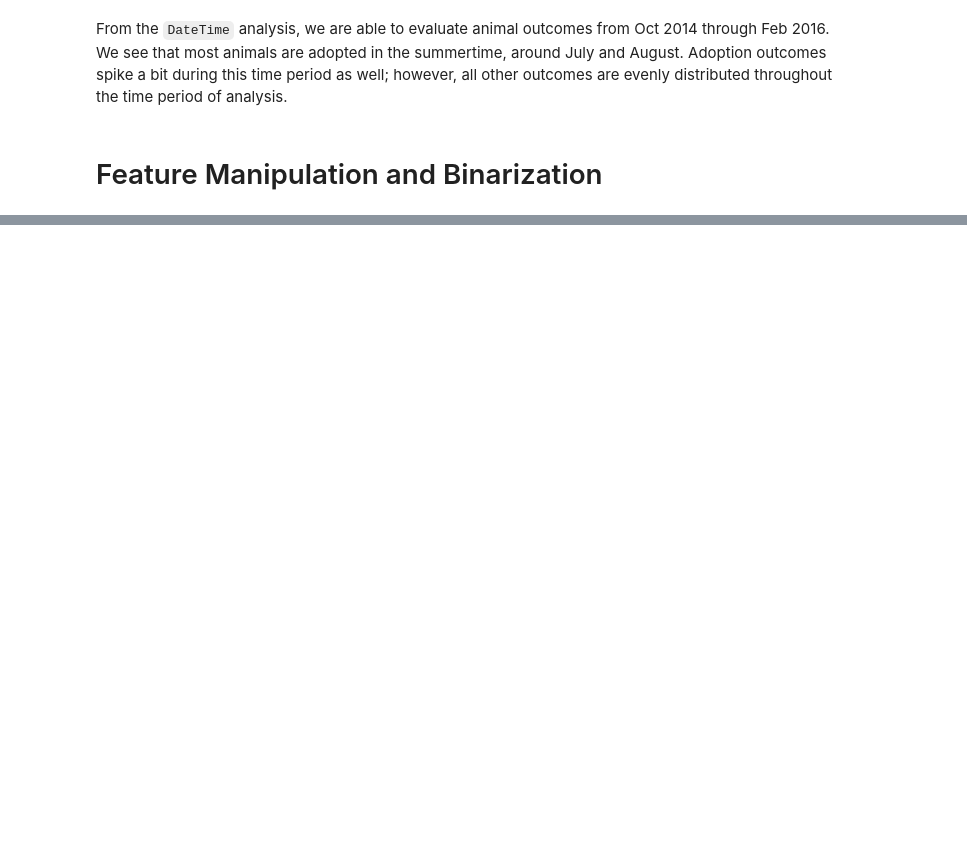
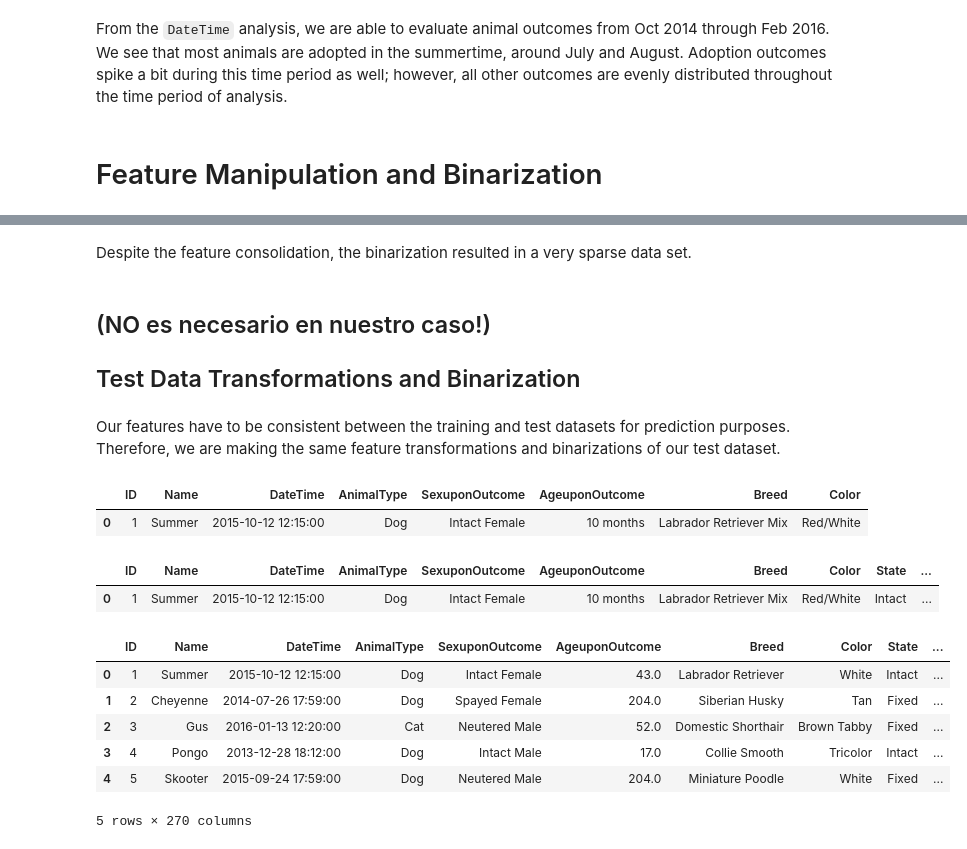
Before and after one commit to BZaldua/animal-shelter-AI, a Jupyter notebook: model_evaluation/Shelter_Animal_Prediction_Models.ipynb, the cells around one changed output, grey strips where cells are left out. Saved outputs shown, nothing was run; the diff lists cells and outputs as text; code cells hidden in the pictures; blank space fills up the shorter version.

```diff
--- a/model_test/Shelter_Animal_Prediction_Models.ipynb
+++ b/model_evaluation/Shelter_Animal_Prediction_Models.ipynb
@@ -341,0 +498,2 @@ From the `DateTime` analysis, we are able to evaluate animal outcomes from Oct 2
+# %% [markdown]
+Despite the feature consolidation, the binarization resulted in a very sparse data set.
@@ -341,0 +503,23 @@ From the `DateTime` analysis, we are able to evaluate animal outcomes from Oct 2
+# %% [markdown]
+## (NO es necesario en nuestro caso!)
+
+## Test Data Transformations and Binarization
+# %% [markdown]
+Our features have to be consistent between the training and test datasets for prediction purposes. Therefore, we are making the same feature transformations and binarizations of our test dataset.
+# %%
+test_df_binarize = test_df.copy()
+test_df_binarize.head(1)
+# %% [output]
+|  | ID | Name | DateTime | AnimalType | SexuponOutcome | AgeuponOutcome | Breed | Color |
+| 0 | 1 | Summer | 2015-10-12 12:15:00 | Dog | Intact Female | 10 months | Labrador Retriever Mix | Red/White |
+# %%
+# Split SexuponOutcome into variables, so that both will only have two options as we did for the training dataset.
+test_df_binarize['State'], test_df_binarize['Gender'] = test_df_binarize['SexuponOutcome'].str.split(' ', 1).str
+
+test_df_binarize['State'] = test_df_binarize['State'].map({'Neutered': 'Fixed',
+                                                             'Spayed': 'Fixed',
+                                                             'Intact': 'Intact'})
+test_df_binarize.head(1)
+# %% [output]
+|  | ID | Name | DateTime | AnimalType | SexuponOutcome | AgeuponOutcome | Breed | Color | State | ... |
+| 0 | 1 | Summer | 2015-10-12 12:15:00 | Dog | Intact Female | 10 months | Labrador Retriever Mix | Red/White | Intact | ... |
@@ -341,0 +550,50 @@ From the `DateTime` analysis, we are able to evaluate animal outcomes from Oct 2
+# %%
+# Remove the word "mix" from the breed type.
+test_df_binarize['Breed'] = test_df_binarize['Breed'].str.replace(' Mix', '')
+# %%
+# Remove the secondary color name to focus on principal color as we did in training set.
+def split_color(x):
+    if '/' in x['Color'] : return x['Color'].split('/', 1)[1]
+    else : return x['Color']
+
+test_df_binarize['Color'] = test_df_binarize.apply(split_color, axis=1)
+# %%
+# Pick the column(s) to binarize.
+test_df_binarize_animaltype = pd.get_dummies(test_df_binarize['AnimalType'])
+test_df_binarize_state = pd.get_dummies(test_df_binarize['State'])
+test_df_binarize_gender = pd.get_dummies(test_df_binarize['Gender'])
+
+# Only keep one, as we only have two variables.
+test_df_binarize_animaltype = test_df_binarize_animaltype['Dog']
+test_df_binarize_state = test_df_binarize_state['Fixed']
+test_df_binarize_gender = test_df_binarize_gender['Male']
+
+# Combine the state binarization and the original dataset.
+test_df_binarize = pd.concat([test_df_binarize, test_df_binarize_animaltype, test_df_binarize_state, test_df_binarize_gender], axis=1)
+
+# Change the name of the columns that we just concatenated.
+test_df_binarize = test_df_binarize.rename(index=str, columns={'Dog': 'AnimalType_Binarize(Dog=1)',
+                                                               'Fixed': 'State(Fixed=1)',
+                                                               'Male': 'Gender(Male=1)'})
+# %%
+# Pick the column(s) to binarize.
+test_df_binarize_breed = pd.get_dummies(test_df_binarize['Breed'])
+test_df_binarize_color = pd.get_dummies(test_df_binarize['Color'])
+
+# Need to keep all of the columns, as we have more than two breeds.
+# Combine the breed binarization and the original dataset.
+test_df_binarize = pd.concat([test_df_binarize, test_df_binarize_breed, test_df_binarize_color], axis=1)
+
+# Normalize age upon outcome on training set maximium.
+test_df_binarize['AgeuponOutcome_norm'] = test_df_binarize['AgeuponOutcome']/max(train_df_binarize['AgeuponOutcome'])
+test_df_binarize['AgeuponOutcome_norm'].fillna(test_df_binarize['AgeuponOutcome_norm'].median(), inplace=True)
+# %%
+test_df_binarize.head()
+# %% [output]
+|  | ID | Name | DateTime | AnimalType | SexuponOutcome | AgeuponOutcome | Breed | Color | State | ... |
+| 0 | 1 | Summer | 2015-10-12 12:15:00 | Dog | Intact Female | 43.0 | Labrador Retriever | White | Intact | ... |
+| 1 | 2 | Cheyenne | 2014-07-26 17:59:00 | Dog | Spayed Female | 204.0 | Siberian Husky | Tan | Fixed | ... |
+| 2 | 3 | Gus | 2016-01-13 12:20:00 | Cat | Neutered Male | 52.0 | Domestic Shorthair | Brown Tabby | Fixed | ... |
+| 3 | 4 | Pongo | 2013-12-28 18:12:00 | Dog | Intact Male | 17.0 | Collie Smooth | Tricolor | Intact | ... |
+| 4 | 5 | Skooter | 2015-09-24 17:59:00 | Dog | Neutered Male | 204.0 | Miniature Poodle | White | Fixed | ... |
+5 rows × 270 columns
```
Also changed, not shown: parts of 34 cells of this notebook.
